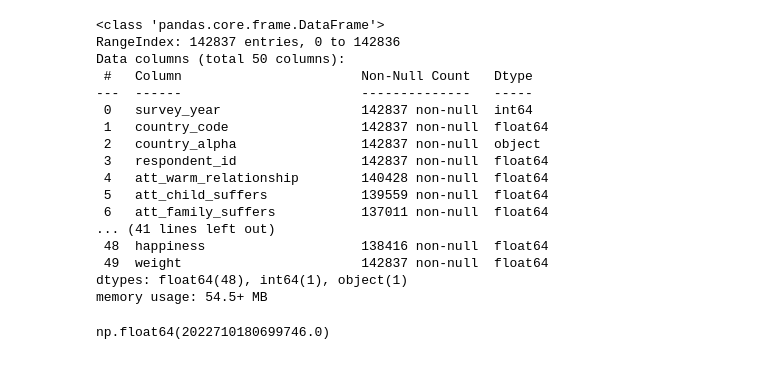
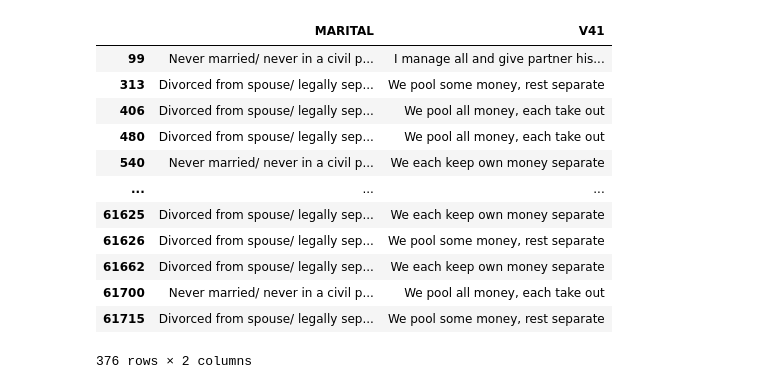
Before and after one commit to ashishpapanai/2025-02-ActionWords, a Jupyter notebook: notebooks/sidd.ipynb, the cells around one changed output. Saved outputs shown, nothing was run; the diff lists cells and outputs as text; code cells hidden in the pictures.

```diff
--- a/notebooks/sidd.ipynb
+++ b/notebooks/sidd.ipynb
@@ -20,24 +369,19 @@ df.head()
-# %%
-df.info()
-# %% [output]
-<class 'pandas.core.frame.DataFrame'>
-RangeIndex: 142837 entries, 0 to 142836
-Data columns (total 50 columns):
- #   Column                       Non-Null Count   Dtype
----  ------                       --------------   -----
- 0   survey_year                  142837 non-null  int64
- 1   country_code                 142837 non-null  float64
- 2   country_alpha                142837 non-null  object
- 3   respondent_id                142837 non-null  float64
- 4   att_warm_relationship        140428 non-null  float64
- 5   att_child_suffers            139559 non-null  float64
- 6   att_family_suffers           137011 non-null  float64
-... (41 lines left out)
- 48  happiness                    138416 non-null  float64
- 49  weight                       142837 non-null  float64
-dtypes: float64(48), int64(1), object(1)
-memory usage: 54.5+ MB
-# %%
-df["respondent_id"].max()
-# %% [output]
-np.float64(2022710180699746.0)
+# %%
+df_2012[
+    ((df_2012['SEX']=="Male") & (df_2012["V50"].isin(['My spouse/ partner has a higher income',
+       'My spouse/ partner has a much higher income'])) & (df_2012['MARITAL'] != "Married"))
+][['MARITAL', "V41"]]
+# %% [output]
+|  | MARITAL | V41 |
+| 99 | Never married/ never in a civil p... | I manage all and give partner his... |
+| 313 | Divorced from spouse/ legally sep... | We pool some money, rest separate |
+| 406 | Divorced from spouse/ legally sep... | We pool all money, each take out |
+| 480 | Divorced from spouse/ legally sep... | We pool all money, each take out |
+| 540 | Never married/ never in a civil p... | We each keep own money separate |
+| ... | ... | ... |
+| 61625 | Divorced from spouse/ legally sep... | We each keep own money separate |
+| 61626 | Divorced from spouse/ legally sep... | We pool some money, rest separate |
+| 61662 | Divorced from spouse/ legally sep... | We each keep own money separate |
+| 61700 | Never married/ never in a civil p... | We pool all money, each take out |
+| 61715 | Divorced from spouse/ legally sep... | We pool some money, rest separate |
+376 rows × 2 columns
```
Also changed, not shown: parts of 50 cells of this notebook, 6 other files.
